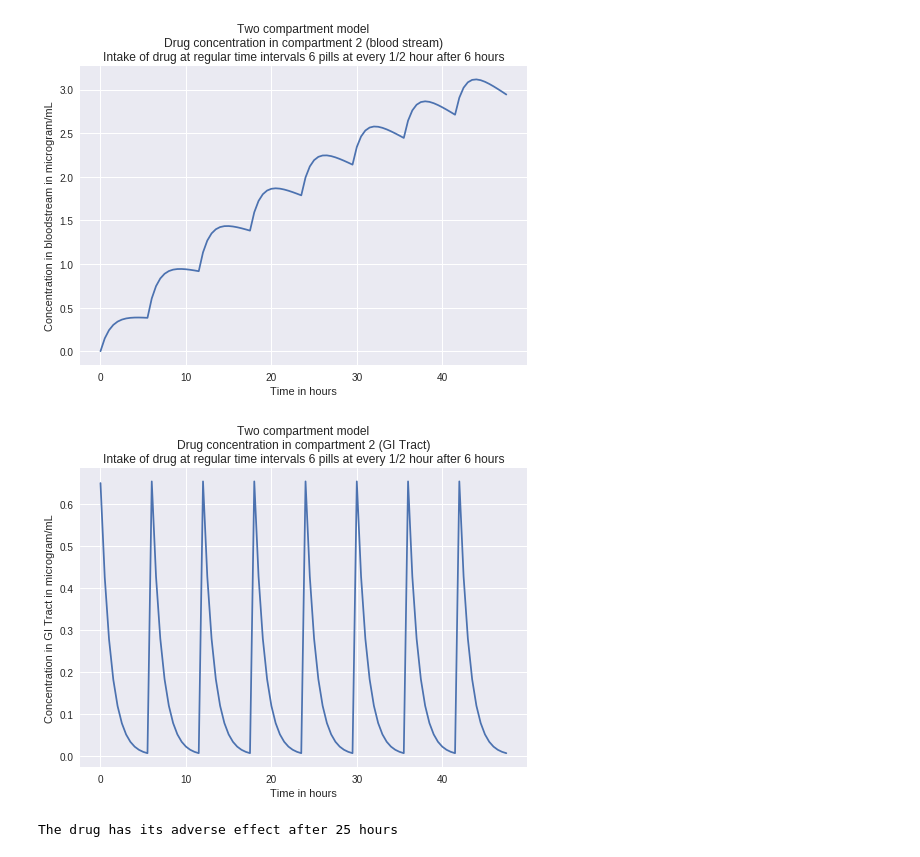
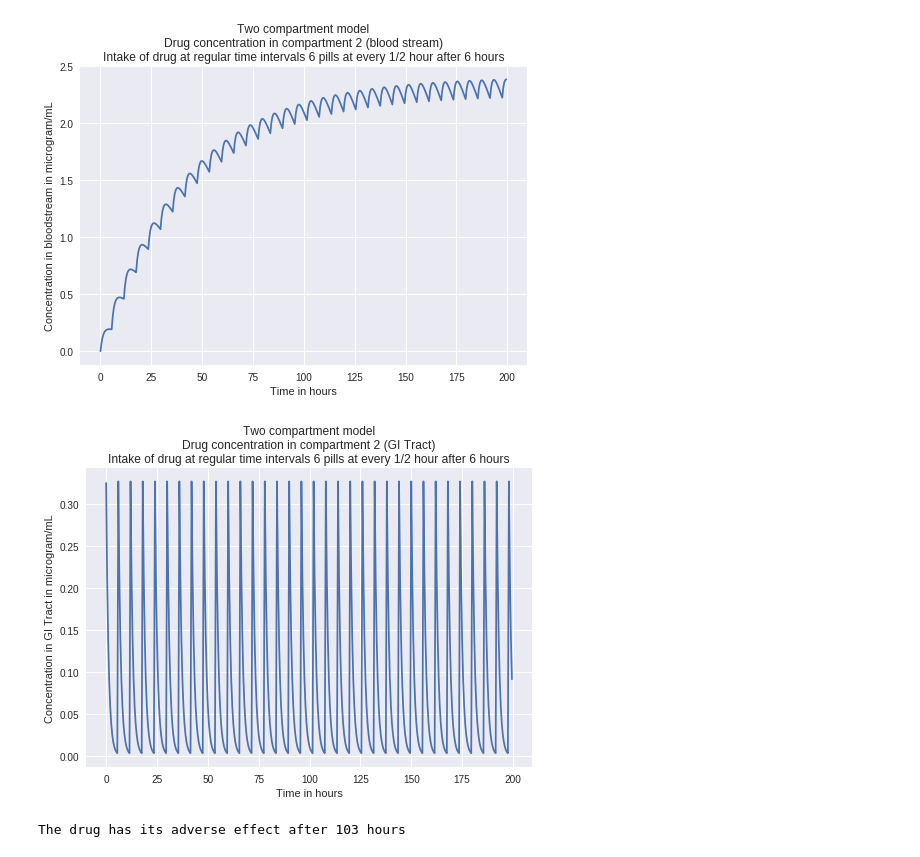
Before and after one commit to nishi1612/Modelling-and-Simulation, a Jupyter notebook: Compartment_Models.ipynb, the cells around one changed output. Drawn from its saved outputs; the diff is of its cells as text; code cells hidden in the pictures.

```diff
--- a/Compartment_Models.ipynb
+++ b/Compartment_Models.ipynb
@@ -90,7 +89,7 @@ def model_b_y(k1,k2,x,y):
   return k1*x - k2*y
 
 
-w = (325*2)/1000
+w = (325*2)
 volume = 3000
 
 q0 = w/volume
@@ -111,7 +110,7 @@ for k2 in k2_array:
   x = np.zeros(n)
 
   y[0] = 0
-  x[0] = 1
+  x[0] = q0
 
   for i in range(1,len(q)):
     x[i] = x[i-1] + (dt * model_b_x(k1,x[i-1]))
@@ -120,7 +119,7 @@ for k2 in k2_array:
   string = 'k2 = ' + str(k2)
   plt.plot(t,y,label = string)
   plt.ylabel('Concentration in microgram/mL')
-  plt.xlabel('Time in seconds')
+  plt.xlabel('Time in hours')
 
 plt.title('Two compartment model\nDrug concentration in compartment 2 (blood stream)\nAnalysis for different rates of elimination from blood stream')
 plt.legend(loc='upper right')
@@ -134,8 +133,7 @@ def model_b_x(k,x):
 def model_b_y(k1,k2,x,y):
   return k1*x - k2*y
 
-
-w = (325*2)/1000
+w = (325*2)
 volume = 3000
 
 q0 = w/volume
@@ -157,7 +155,7 @@ for k1 in k1_array:
   x = np.zeros(n)
 
   y[0] = 0
-  x[0] = 1
+  x[0] = q0
 
   for i in range(1,len(q)):
     x[i] = x[i-1] + (dt * model_b_x(k1,x[i-1]))
@@ -166,7 +164,7 @@ for k1 in k1_array:
   string = 'k1 = ' + str(k1)
   plt.plot(t,y,label = string)
   plt.ylabel('Concentration in microgram/mL')
-  plt.xlabel('Time in seconds')
+  plt.xlabel('Time in hours')
 plt.title('Two compartment model\nDrug concentration in compartment 2 (blood stream)\nAnalysis for different rates of elimination from GI tract')
 plt.legend(loc='upper right')
 plt.show()
@@ -179,8 +177,7 @@ def model_b_x(k,x):
 def model_b_y(k1,k2,x,y):
   return k1*x - k2*y
 
-
-w = (325*2)/1000
+w = (325*2)
 volume = 3000
 
 q0 = w/volume
@@ -202,7 +199,7 @@ for k1 in k1_array:
   x = np.zeros(n)
 
   y[0] = 0
-  x[0] = 1
+  x[0] = q0
 
   for i in range(1,len(q)):
     x[i] = x[i-1] + (dt * model_b_x(k1,x[i-1]))
@@ -211,7 +208,7 @@ for k1 in k1_array:
   string = 'k1 = ' + str(k1)
   plt.plot(t,x,label = string)
   plt.ylabel('Concentration in microgram/mL')
-  plt.xlabel('Time in seconds')
+  plt.xlabel('Time in hours')
 plt.title('Two compartment model\nDrug concentration in compartment 1 (GI tract)\nAnalysis for different rates of elimination from GI tract')
 plt.legend(loc='upper right')
 plt.show()
@@ -224,8 +221,7 @@ def model_b_x(k,x):
 def model_b_y(k1,k2,x,y):
   return k1*x - k2*y
 
-
-w = (325*3)
+w = (325*2)
 volume = 3000
 
 q0 = w/volume
@@ -258,4 +254,10 @@ plt.ylabel('Concentration in microgram/mL')
 plt.xlabel('Time in hours')
 plt.title('Two compartment model\nDrug concentration in compartment 2 (blood stream)\nIntake of drug at regular time intervals (8 hours)')
 plt.show()
+
+plt.plot(t,x)
+plt.ylabel('Concentration in microgram/mL')
+plt.xlabel('Time in hours')
+plt.title('Two compartment model\nDrug concentration in compartment 1 (GI Tract)\nIntake of drug at regular time intervals (8 hours)')
+plt.show()
 # %% [output]
@@ -267,8 +270,7 @@ def model_b_x(k,x):
 def model_b_y(k1,k2,x,y):
   return k1*x - k2*y
 
-
-w = (325*6)
+w = (325*3)
 volume = 3000
 
 q0 = w/volume
@@ -277,7 +279,7 @@ k1 =  0.6931
 k2 =  0.0231
 
 start_time = 0
-end_time = 48
+end_time = 200
 dt = 1/2
 
 t = np.arange(start_time,end_time,dt)
@@ -287,33 +289,33 @@ y = np.zeros(n)
 x = np.zeros(n)
 
 y[0] = 0
 x[0] = q0
 
 for i in range(1,len(y)):
   j = i%12
   if(j==0):
     x[i] = q0
 
   x[i] = x[i] + x[i-1] + (dt * model_b_x(k1,x[i-1]))
   y[i] = y[i-1] + (dt * model_b_y(k1,k2,x[i],y[i-1]))
 
 plt.plot(t,y)
 plt.ylabel('Concentration in bloodstream in microgram/mL')
 plt.xlabel('Time in hours')
 plt.title('Two compartment model\nDrug concentration in compartment 2 (blood stream)\nIntake of drug at regular time intervals 6 pills at every 1/2 hour after 6 hours')
 plt.show()
 
 plt.plot(t,x)
 plt.ylabel('Concentration in GI Tract in microgram/mL')
 plt.xlabel('Time in hours')
 plt.title('Two compartment model\nDrug concentration in compartment 2 (GI Tract)\nIntake of drug at regular time intervals 6 pills at every 1/2 hour after 6 hours')
 plt.show()
 
 for i in range(len(y)):
   if(int(y[i]*3000/325) == 20):
     print('The drug has its adverse effect after' , int(t[i]) , 'hours')
     break
 # %% [output]
-[figure, old version]
+[figure, new version]
-[figure, old version]
+[figure, new version]
-The drug has its adverse effect after 25 hours
+The drug has its adverse effect after 103 hours
```
Also changed, not shown: parts of 6 cells of this notebook.
